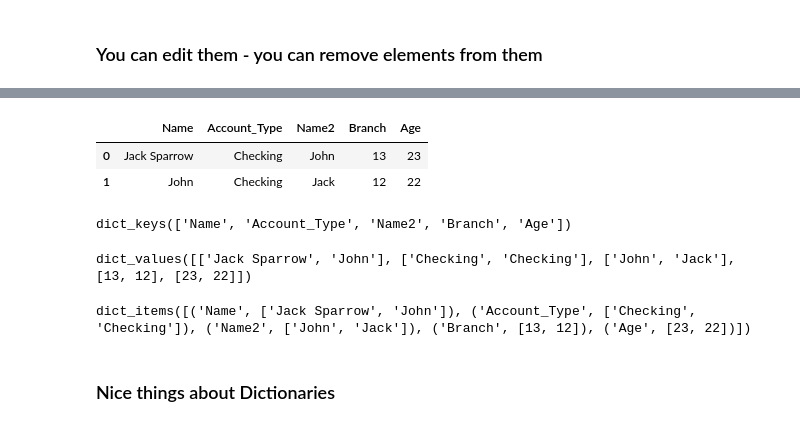
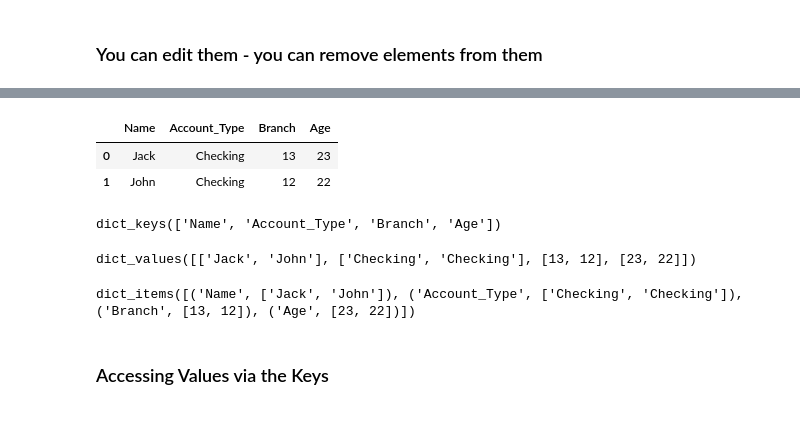
Before and after one commit to sedv8808/UBC_EL_PPDS, a Jupyter notebook: Module4class.ipynb, the cells around one changed output, grey strips where cells are left out. Saved outputs shown, nothing was run; the diff lists cells and outputs as text; code cells hidden in the pictures.

```diff
--- a/Module4class.ipynb
+++ b/Module4class.ipynb
@@ -321,27 +424,26 @@ Dictionaries are unordered pairs of keys and corresponding values
 # %%
-account_details = {'Name':['Jack Sparrow', 'John'],
+account_details = {'Name':['Jack', 'John'],
                    'Account_Type':['Checking', 'Checking'],
-                   'Name2': ['John', 'Jack'],
                    'Branch': [13, 12],
                    'Age': [23, 22]}
 
 pd.DataFrame(account_details)
 # %% [output]
-|  | Name | Account_Type | Name2 | Branch | Age |
-| 0 | Jack Sparrow | Checking | John | 13 | 23 |
-| 1 | John | Checking | Jack | 12 | 22 |
+|  | Name | Account_Type | Branch | Age |
+| 0 | Jack | Checking | 13 | 23 |
+| 1 | John | Checking | 12 | 22 |
 # %%
 account_details.keys()
 # %% [output]
-dict_keys(['Name', 'Account_Type', 'Name2', 'Branch', 'Age'])
+dict_keys(['Name', 'Account_Type', 'Branch', 'Age'])
 # %%
 account_details.values()
 # %% [output]
-dict_values([['Jack Sparrow', 'John'], ['Checking', 'Checking'], ['John', 'Jack'], [13, 12], [23, 22]])
+dict_values([['Jack', 'John'], ['Checking', 'Checking'], [13, 12], [23, 22]])
 # %%
 account_details.items()
 # %% [output]
-dict_items([('Name', ['Jack Sparrow', 'John']), ('Account_Type', ['Checking', 'Checking']), ('Name2', ['John', 'Jack']), ('Branch', [13, 12]), ('Age', [23, 22])])
+dict_items([('Name', ['Jack', 'John']), ('Account_Type', ['Checking', 'Checking']), ('Branch', [13, 12]), ('Age', [23, 22])])
-# %% [markdown]
-### Nice things about Dictionaries
+# %% [markdown]
+### Accessing Values via the Keys
 # %%
```
Also changed, not shown: parts of 84 cells of this notebook, 1 other file.
